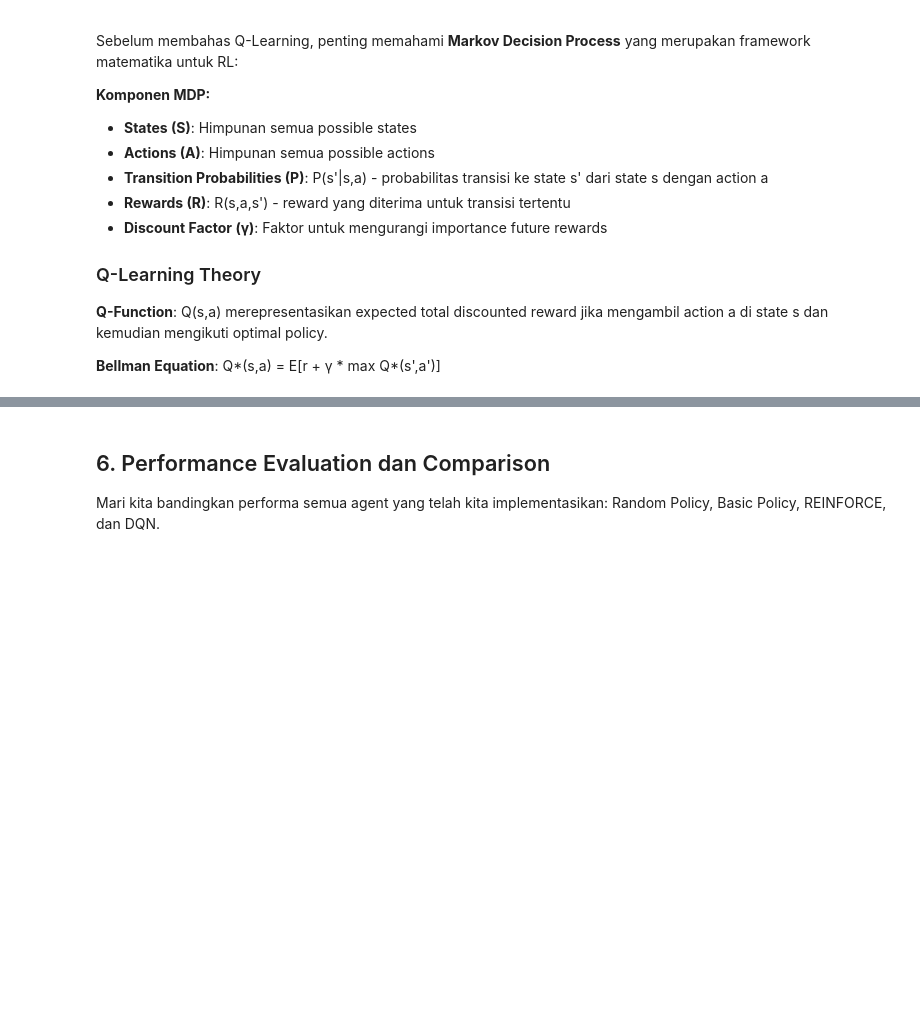
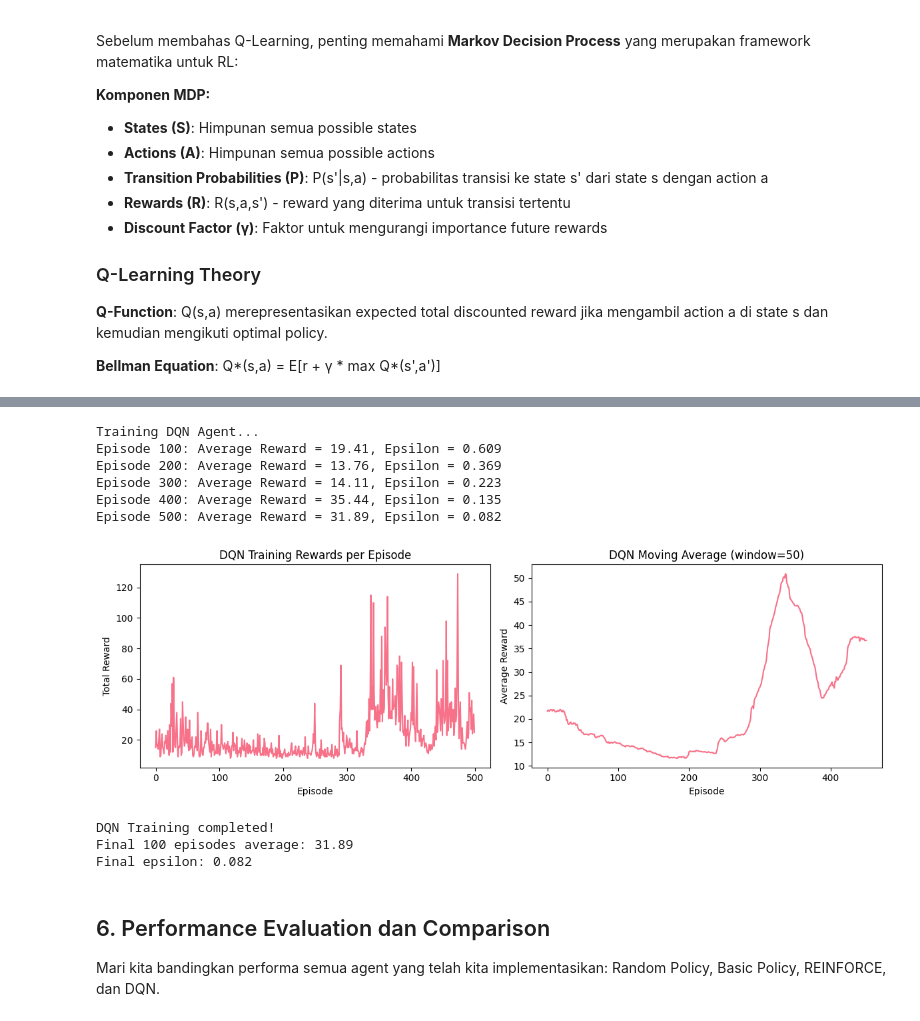
Before and after one commit to Pandu98-pkh/UAS-Deep-Learning, a Jupyter notebook: Chapter 18 Reinforcement Learning.ipynb, the cells around one changed output, grey strips where cells are left out. Drawn from its saved outputs; the diff is of its cells as text; code cells hidden in the pictures; blank space fills up the shorter version.

```diff
--- a/Chapter 18 Reinforcement Learning.ipynb
+++ b/Chapter 18 Reinforcement Learning.ipynb
@@ -676,12 +764,14 @@ def train_dqn_agent(env, agent, num_episodes=500, print_every=100):
     episode_rewards = []
 
     for episode in range(num_episodes):
-        state = env.reset()
+        state, info = env.reset()  # Get both observation and info
         total_reward = 0
 
         for step in range(200):
             action = agent.choose_action(state)
-            next_state, reward, done, info = env.step(action)
+            # The step function now returns 5 values in newer Gymnasium versions
+            next_state, reward, terminated, truncated, info = env.step(action)
+            done = terminated or truncated # Check for termination or truncation
 
             # Store experience
             agent.remember(state, action, reward, next_state, done)
@@ -707,33 +797,44 @@ def train_dqn_agent(env, agent, num_episodes=500, print_every=100):
 
 # Train DQN agent
 print("Training DQN Agent...")
 dqn_rewards = train_dqn_agent(env, dqn_agent, num_episodes=500)
 
 # Plot DQN training progress
 plt.figure(figsize=(12, 4))
 
 plt.subplot(1, 2, 1)
 plt.plot(dqn_rewards)
 plt.title("DQN Training Rewards per Episode")
 plt.xlabel("Episode")
 plt.ylabel("Total Reward")
 
 # Moving average
 window_size = 50
 if len(dqn_rewards) >= window_size:
     dqn_moving_avg = np.convolve(dqn_rewards, np.ones(window_size)/window_size, mode='valid')
     plt.subplot(1, 2, 2)
     plt.plot(dqn_moving_avg)
     plt.title(f"DQN Moving Average (window={window_size})")
     plt.xlabel("Episode")
     plt.ylabel("Average Reward")
 
 plt.tight_layout()
 plt.show()
 
 print(f"\nDQN Training completed!")
 print(f"Final 100 episodes average: {np.mean(dqn_rewards[-100:]):.2f}")
 print(f"Final epsilon: {dqn_agent.epsilon:.3f}")
+# %% [output]
+Training DQN Agent...
+Episode 100: Average Reward = 19.41, Epsilon = 0.609
+Episode 200: Average Reward = 13.76, Epsilon = 0.369
+Episode 300: Average Reward = 14.11, Epsilon = 0.223
+Episode 400: Average Reward = 35.44, Epsilon = 0.135
+Episode 500: Average Reward = 31.89, Epsilon = 0.082
+[figure, added]
+DQN Training completed!
+Final 100 episodes average: 31.89
+Final epsilon: 0.082
 # %% [markdown]
 ## 6. Performance Evaluation dan Comparison
 
```
Also changed, not shown: parts of 12 cells of this notebook.
